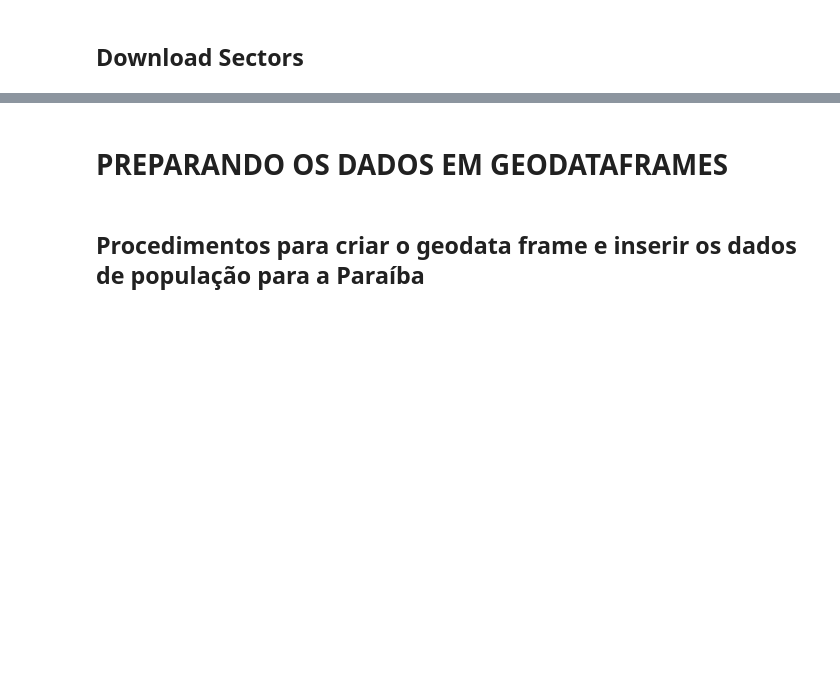
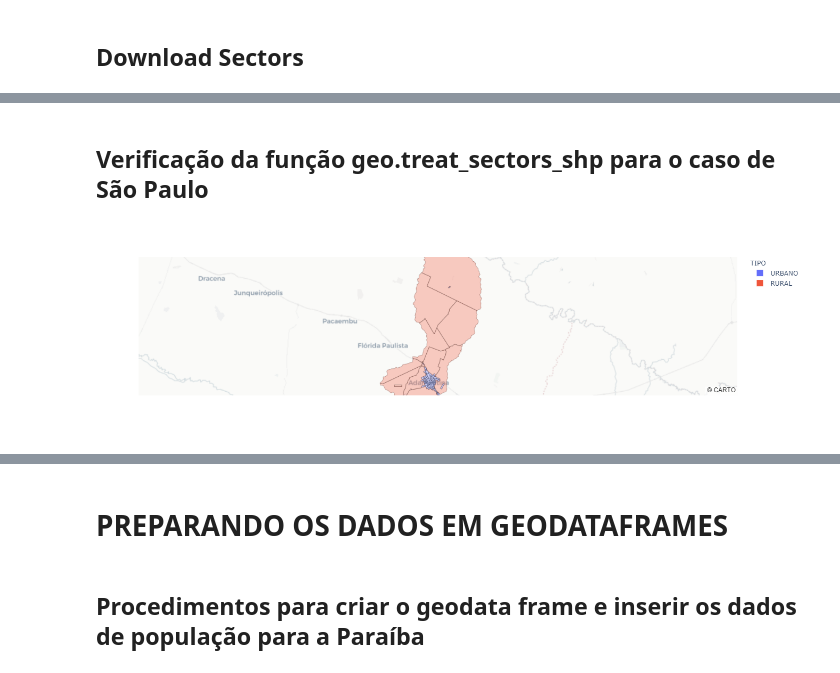
Before and after one commit to augustogeog/popapp, a Jupyter notebook: geodata.ipynb, the cells around one changed output, grey strips where cells are left out. Cells and saved outputs as stored; diff of their text form; code cells hidden in the pictures; blank space fills up the shorter version.

```diff
--- a/geodata.ipynb
+++ b/geodata.ipynb
@@ -288,0 +159,34 @@ def treat_sectors_shp(uf):
+# %% [markdown]
+## Verificação da função geo.treat_sectors_shp para o caso de São Paulo
+# %%
+lon = gdf1.dissolve(by='NM_MUNICIP').centroid.x[0]
+lat = gdf1.dissolve(by='NM_MUNICIP').centroid.y[0]
+# %%
+gdf1 = gdf[gdf['NM_MUNICIP']=='ADAMANTINA']
+# %%
+gdf1 = gdf1[gdf1['NM_MUNICIP']=='ADAMANTINA']
+# %%
+minx, miny, maxx, maxy = gdf1.total_bounds
+max_bound = max(abs(maxx-minx), abs(maxy-miny)) * 111
+zoom = 13 - np.log(max_bound)
+
+fig_map = px.choropleth_mapbox(
+    data_frame=gdf1
+    , geojson=gdf1.geometry
+#    , featureidkey=gdf.index
+    , locations=gdf1.index
+    , color='TIPO'
+#    , hover_name='CD_GEOCODI'
+    , hover_data=None
+    , zoom=zoom
+    ,center={"lat": lat, "lon": lon}
+    , mapbox_style="carto-positron"
+    , title=None
+    , template=None
+    , width=None
+    , height=400
+    , opacity=0.3
+    )
+fig_map.show()
+# %% [output]
+[figure, added]
```
Also changed, not shown: parts of 63 cells of this notebook, 1 other file.
